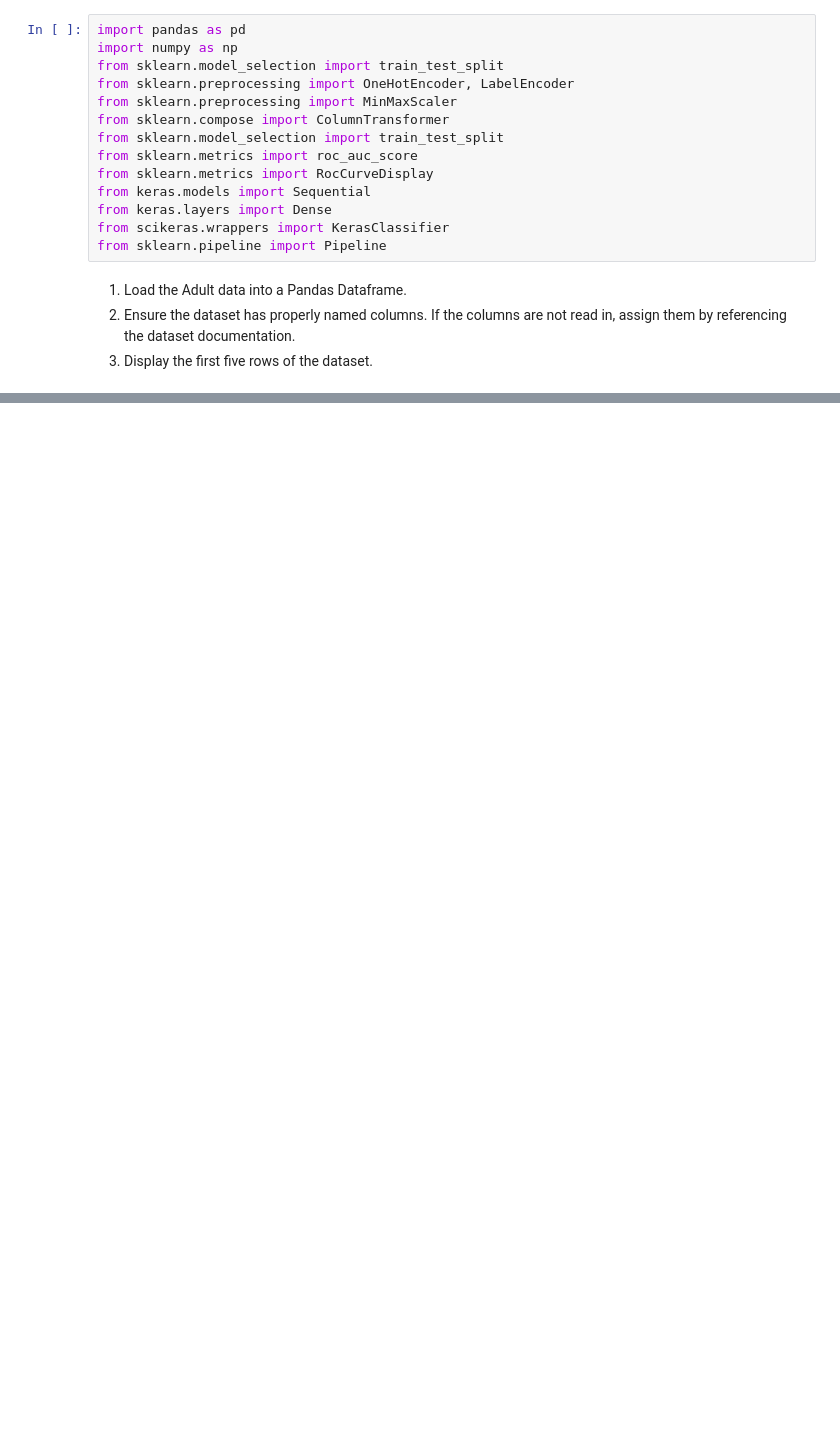
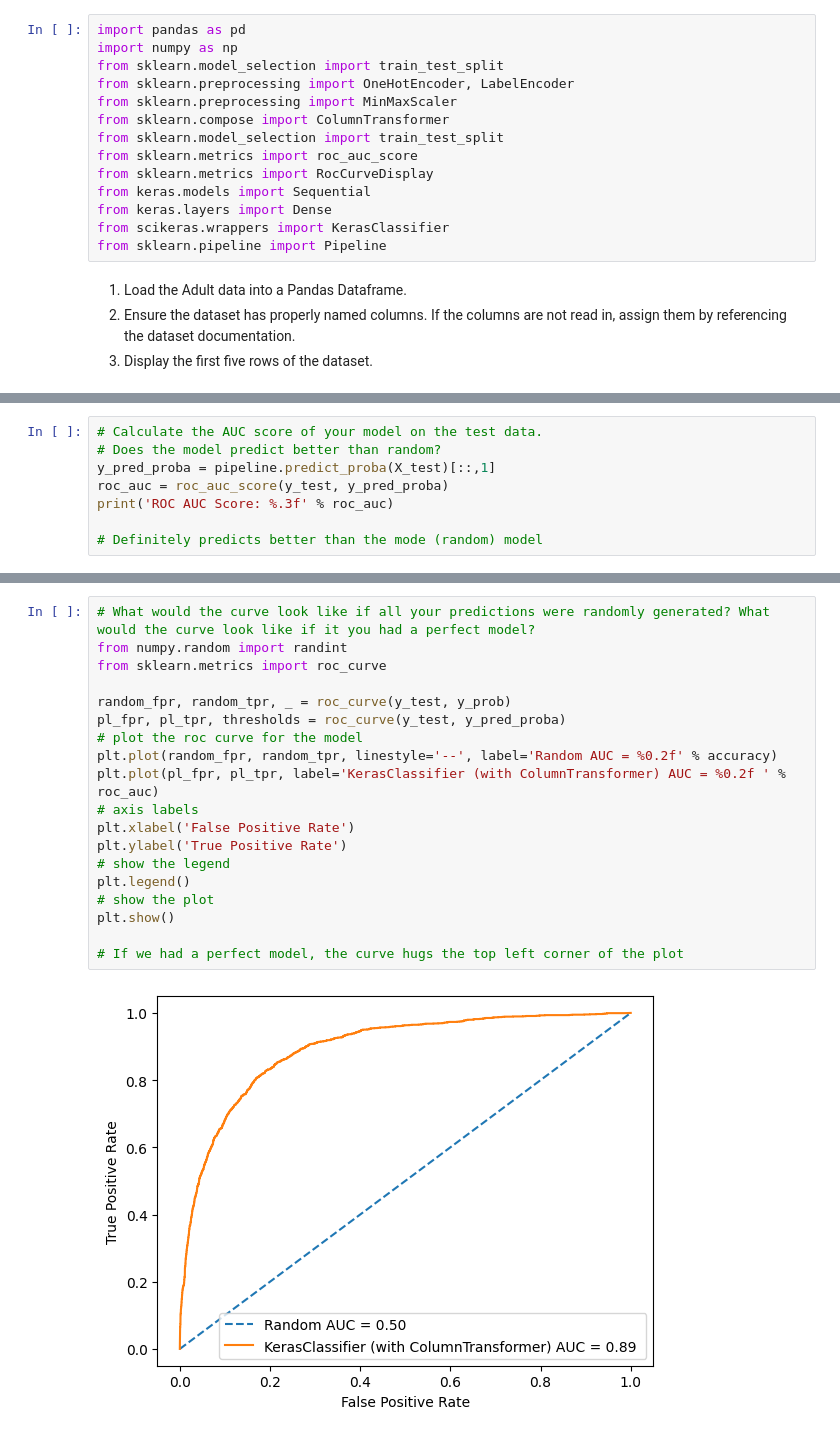
Before and after one commit to na-learning/ML-DeepLearning, a Jupyter notebook: Deep_Learning.ipynb, the cells around one changed output, grey strips where cells are left out. Drawn from its saved outputs; the diff is of its cells as text; blank space fills up the shorter version.

```diff
--- a/Deep_Learning.ipynb
+++ b/Deep_Learning.ipynb
@@ -69,0 +253,8 @@ print(df.head())
+# %%
+# Calculate the AUC score of your model on the test data.
+# Does the model predict better than random?
+y_pred_proba = pipeline.predict_proba(X_test)[::,1]
+roc_auc = roc_auc_score(y_test, y_pred_proba)
+print('ROC AUC Score: %.3f' % roc_auc)
+
+# Definitely predicts better than the mode (random) model
@@ -69,0 +270,21 @@ print(df.head())
+# %%
+# What would the curve look like if all your predictions were randomly generated? What would the curve look like if it you had a perfect model?
+from numpy.random import randint
+from sklearn.metrics import roc_curve
+
+random_fpr, random_tpr, _ = roc_curve(y_test, y_prob)
+pl_fpr, pl_tpr, thresholds = roc_curve(y_test, y_pred_proba)
+# plot the roc curve for the model
+plt.plot(random_fpr, random_tpr, linestyle='--', label='Random AUC = %0.2f' % accuracy)
+plt.plot(pl_fpr, pl_tpr, label='KerasClassifier (with ColumnTransformer) AUC = %0.2f ' % roc_auc)
+# axis labels
+plt.xlabel('False Positive Rate')
+plt.ylabel('True Positive Rate')
+# show the legend
+plt.legend()
+# show the plot
+plt.show()
+
+# If we had a perfect model, the curve hugs the top left corner of the plot
+# %% [output]
+[figure, added]
```
Also changed, not shown: parts of 21 cells of this notebook.
